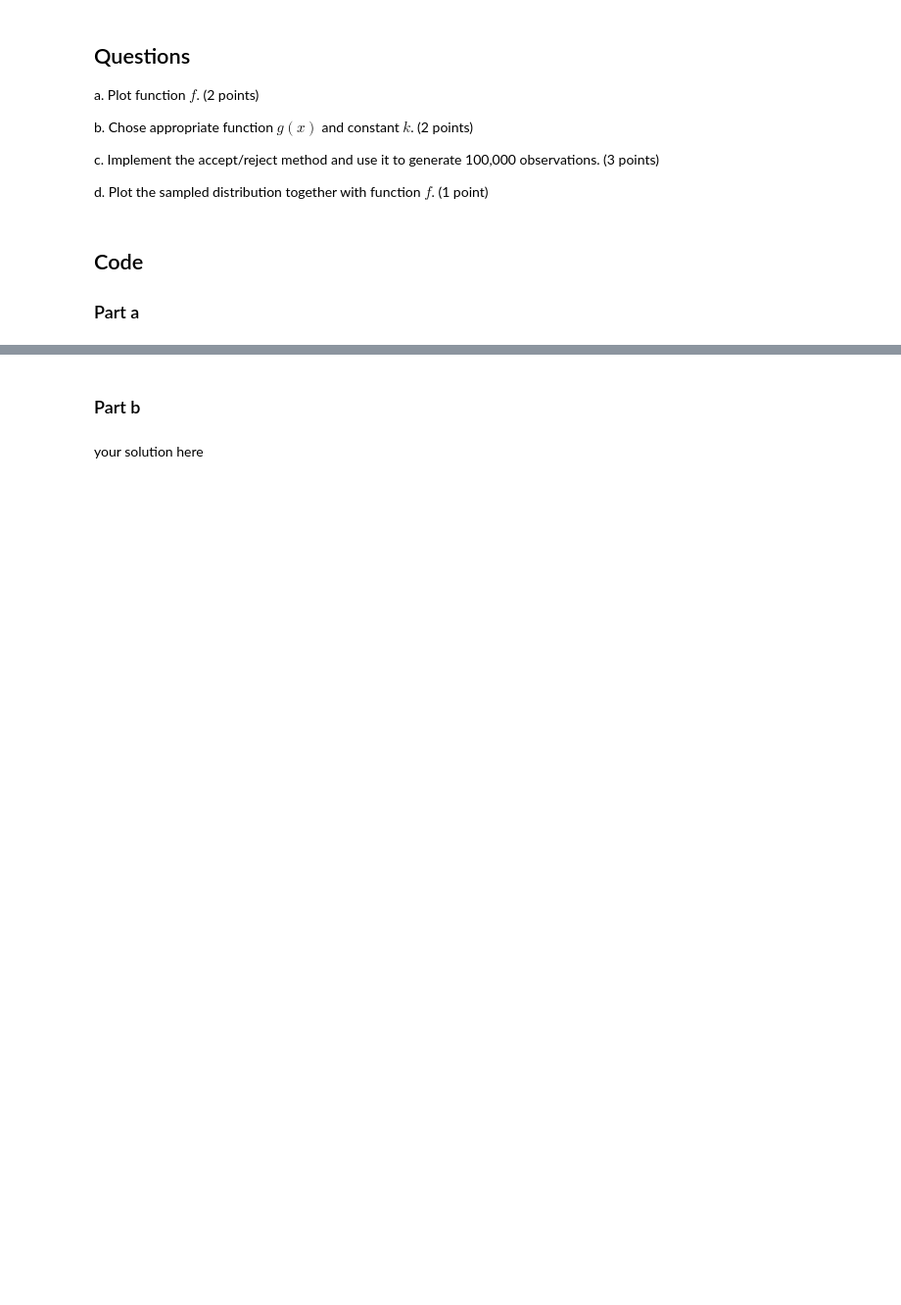
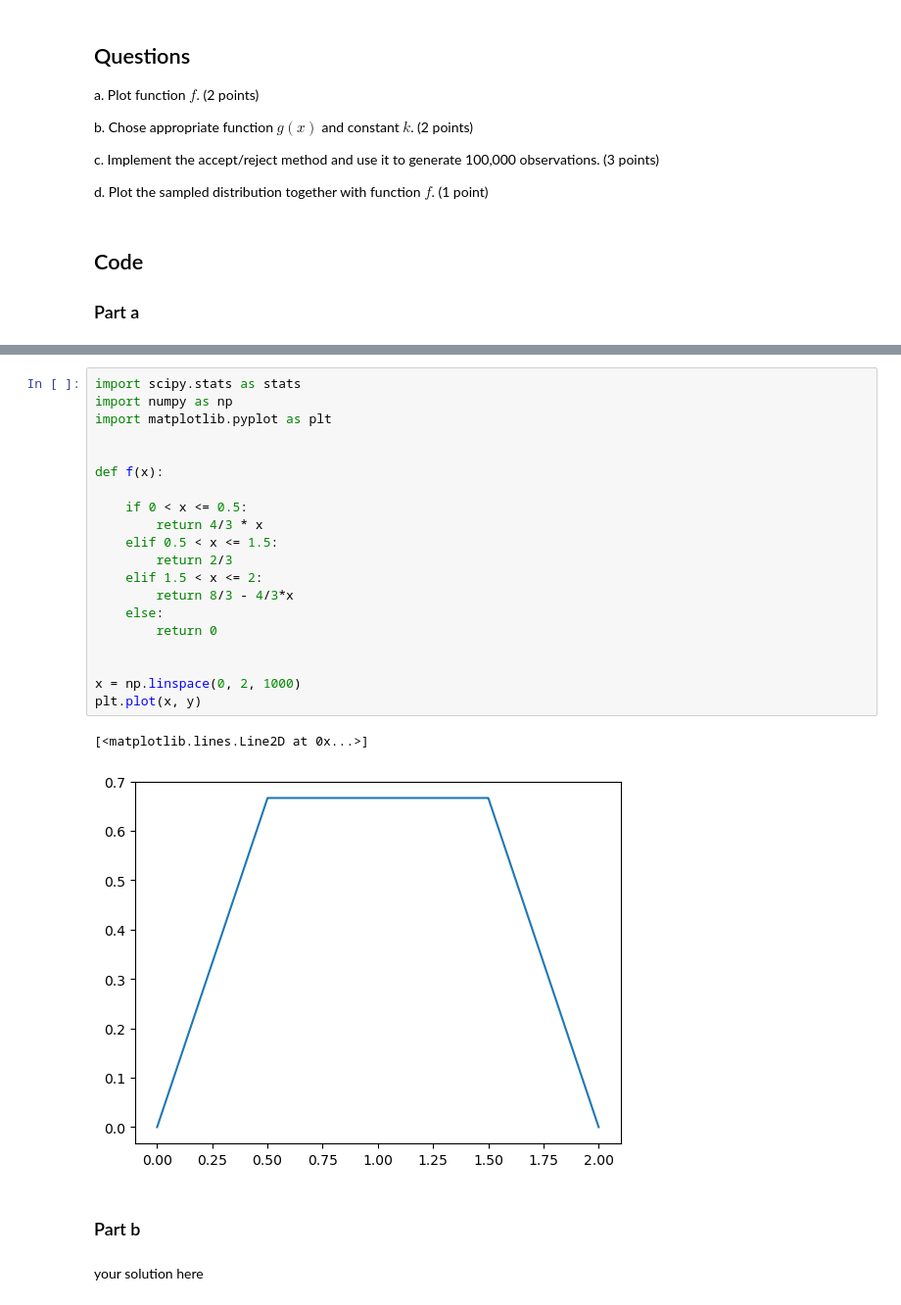
Before and after one commit to harrrilan/DS122_Probability_Theory, a Jupyter notebook: Homeworks/HW9Questions.ipynb, the cells around one changed output, grey strips where cells are left out. Shown at 98% size. Saved outputs shown, nothing was run; the diff lists cells and outputs as text; blank space fills up the shorter version.

```diff
--- a/Homeworks/HW9Questions.ipynb
+++ b/Homeworks/HW9Questions.ipynb
@@ -91,3 +112,26 @@ d. Plot the sampled distribution together with function $f$. (1 point)
+# %%
+import scipy.stats as stats
+import numpy as np
+import matplotlib.pyplot as plt
+
+
+def f(x):
+
+    if 0 < x <= 0.5:
+        return 4/3 * x
+    elif 0.5 < x <= 1.5:
+        return 2/3
+    elif 1.5 < x <= 2:
+        return 8/3 - 4/3*x
+    else:
+        return 0
+
+
+x = np.linspace(0, 2, 1000)
+plt.plot(x, y)
+# %% [output]
+[<matplotlib.lines.Line2D at 0x...>]
+[figure, added]
 # %% [markdown]
 ### Part b
 # %% [markdown]
```
Also changed, not shown: parts of 12 cells of this notebook.
